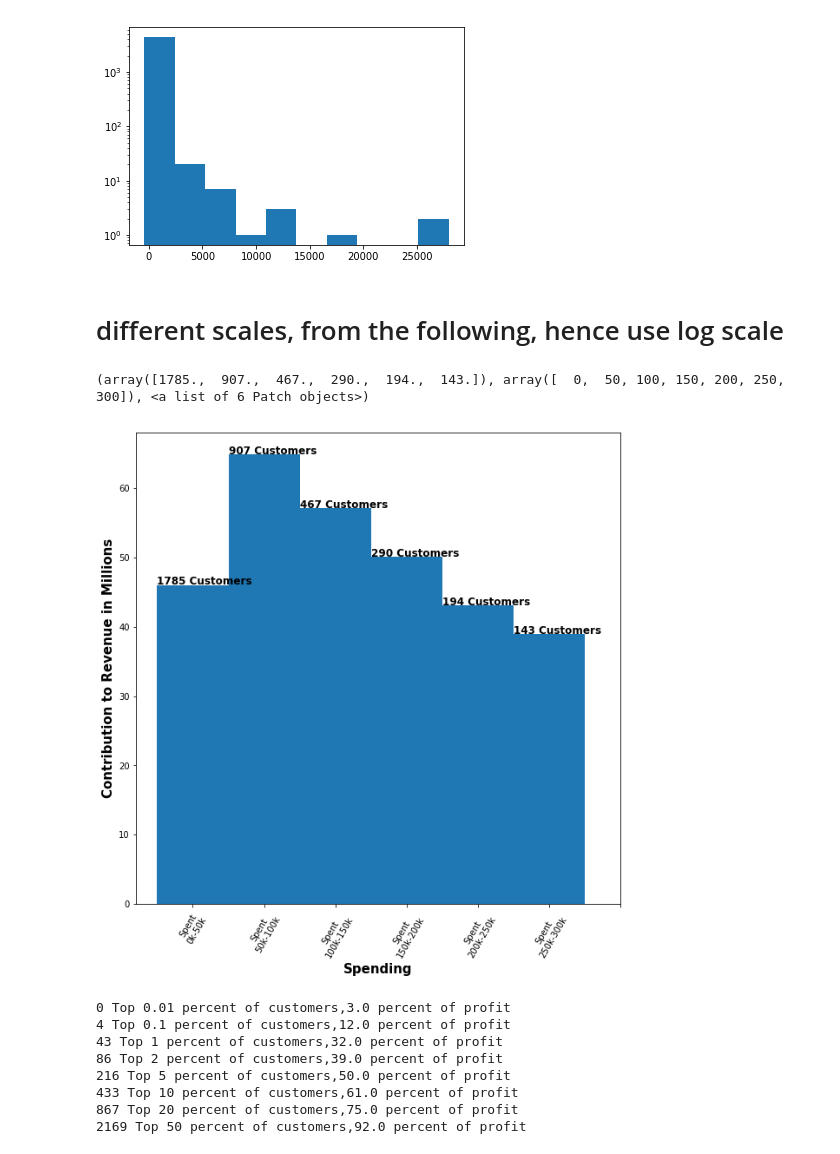
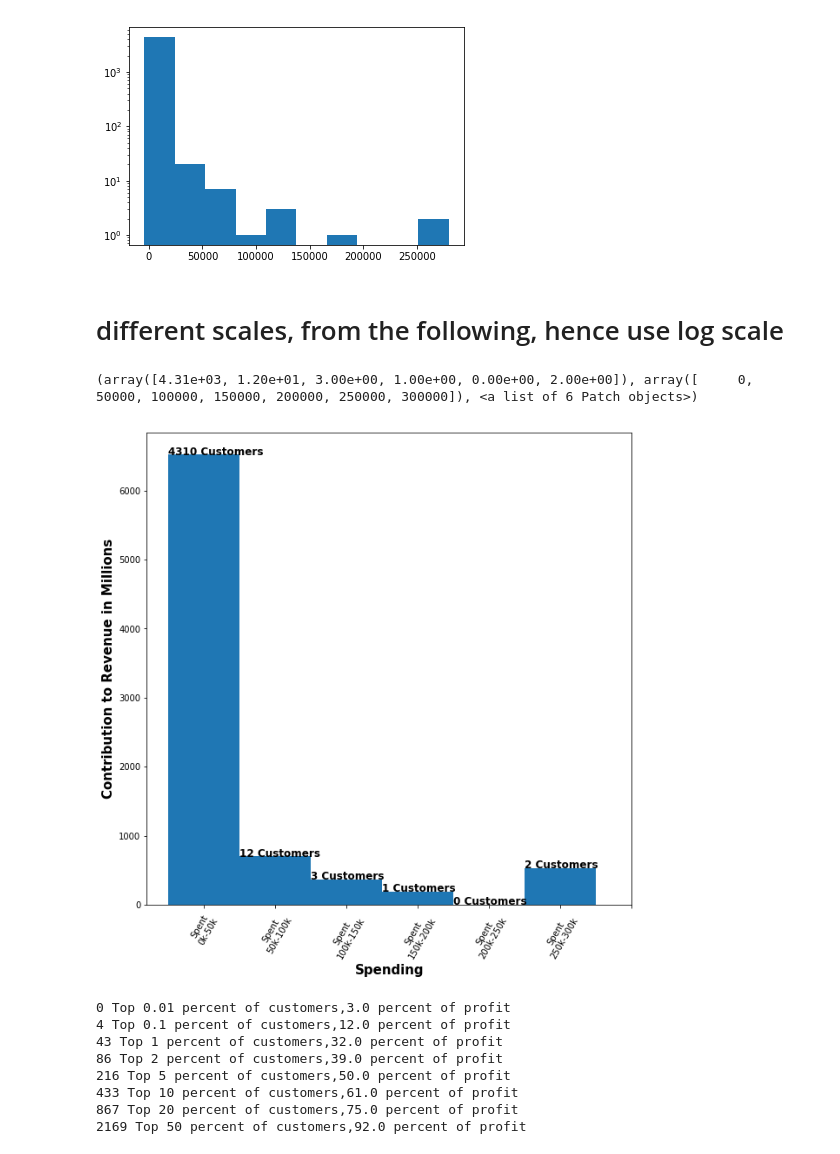
Before and after one commit to leexa90/E-commece-Data-Science, a Jupyter notebook: Untitled.ipynb, the cells around one changed output. Saved outputs shown, nothing was run; the diff lists cells and outputs as text; code cells hidden in the pictures.

```diff
--- a/Untitled.ipynb
+++ b/Untitled.ipynb
@@ -7,7 +7,7 @@ data = data[~data['CustomerID'].isna()].reset_index(drop=True)
 print len(data)
 print data.keys()
 import matplotlib.pyplot as plt
-data['TotalRevenue'] = data['Quantity']*data['UnitPrice']/10#interpretation
+data['TotalRevenue'] = data['Quantity']*data['UnitPrice']/1#interpretation
 print data.iloc[5000:5005]
 # %% [output]
 406829
@@ -60,26 +60,26 @@ print data.head()
 temp = data.groupby(['CustomerID',])['TotalRevenue'].apply(sum).reset_index(drop=False)
 plt.hist(temp.TotalRevenue);plt.yscale('log');plt.show()
 # %% [output]
-[figure, old version]
+[figure, new version]
 # %% [markdown]
 # different scales, from the following, hence use log scale
 # %%
 #ignoring customers who causes losses because they are small portion of revenue
-bins=range(0,301,50)
+bins=range(0,300001,50000)
 xx=plt.hist(temp['TotalRevenue'],bins=bins)
 print xx
 plt.close()
 plt.subplots(figsize=(10,10))
 xxx=plt.hist(temp['TotalRevenue'],weights = temp['TotalRevenue'].values/1000, bins=bins)
 for i in range(len(xxx[1])-1):
     plt.text(xxx[1][i],xxx[0][i]+0.03,str(int(xx[0][i]))+' Customers',fontsize=12,fontweight='bold')
-plt.xticks(np.array(bins)+25,['Spent\n' + str(bins[x]/1)+'k-'+str(bins[x+1]/1)+'k' for x in  range(len(bins)-1)],rotation=60)
+plt.xticks(np.array(bins)+25000,['Spent\n' + str(bins[x]/1000)+'k-'+str(bins[x+1]/1000)+'k' for x in  range(len(bins)-1)],rotation=60)
 plt.xlabel('Spending',fontsize=15,fontweight='bold')
 plt.ylabel('Contribution to Revenue in Millions',fontsize=15,fontweight='bold')
 plt.show()
 # %% [output]
-(array([1785.,  907.,  467.,  290.,  194.,  143.]), array([  0,  50, 100, 150, 200, 250, 300]), <a list of 6 Patch objects>)
+(array([4.31e+03, 1.20e+01, 3.00e+00, 1.00e+00, 0.00e+00, 2.00e+00]), array([     0,  50000, 100000, 150000, 200000, 250000, 300000]), <a list of 6 Patch objects>)
-[figure, old version]
+[figure, new version]
 # %%
 #identiy bad customers
 # %%
```
Also changed, not shown: parts of 10 cells of this notebook.
